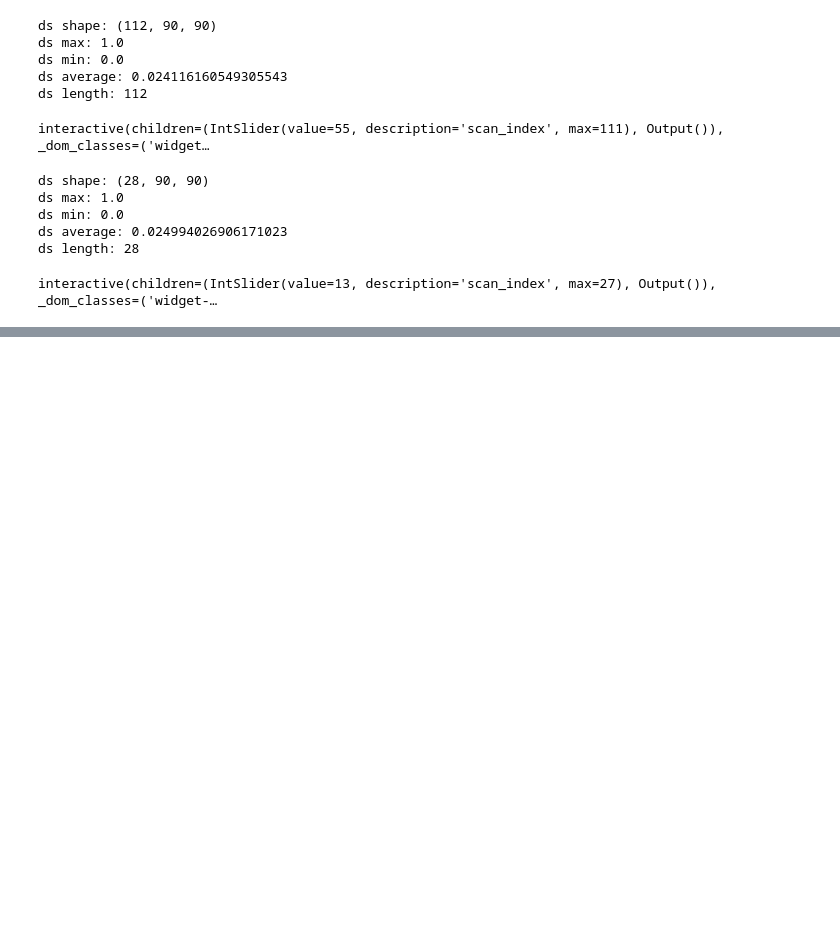
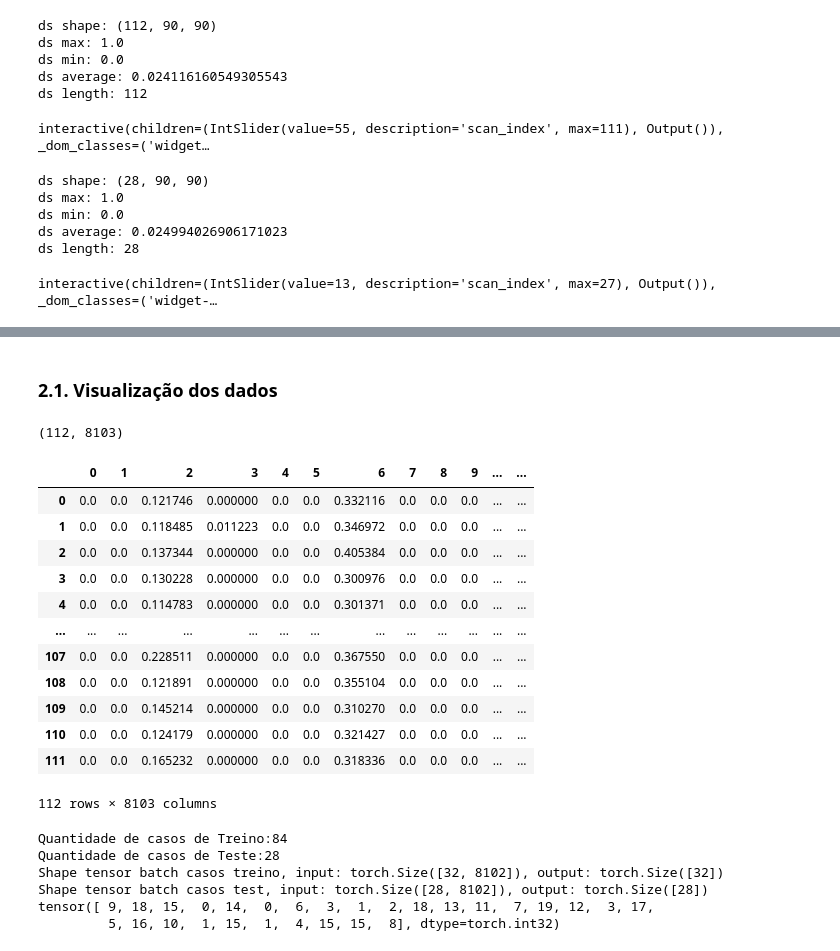
Before and after one commit to 154Nacho/DL, a Jupyter notebook: projeto.ipynb, the cells around one changed output, grey strips where cells are left out. Drawn from its saved outputs; the diff is of its cells as text; code cells hidden in the pictures; blank space fills up the shorter version.

```diff
--- a/projeto.ipynb
+++ b/projeto.ipynb
@@ -97,0 +257,42 @@ Shape dos dados de treino depois da transformação:  (112, 8100)
+# %% [markdown]
+### 2.1. Visualização dos dados
+# %%
+from IPython.display import display
+
+def visualize_data(final_train_data):
+    df = pd.DataFrame(final_train_data)
+    print(df.shape)
+    display(df)
+
+def visualize_dataset(train_dl, test_dl):
+    print(f"Quantidade de casos de Treino:{len(train_dl.dataset)}")
+    print(f"Quantidade de casos de Teste:{len(test_dl.dataset)}")
+    x, y = next(iter(train_dl))
+    print(f"Shape tensor batch casos treino, input: {x.shape}, output: {y.shape}")
+    x, y = next(iter(test_dl))
+    print(f"Shape tensor batch casos test, input: {x.shape}, output: {y.shape}")
+    print(y)
+
+visualize_data(final_train_data)
+visualize_dataset(train_dl, test_dl)
+# %% [output]
+(112, 8103)
+|  | 0 | 1 | 2 | 3 | 4 | 5 | 6 | 7 | 8 | 9 | ... | ... |
+| 0 | 0.0 | 0.0 | 0.121746 | 0.000000 | 0.0 | 0.0 | 0.332116 | 0.0 | 0.0 | 0.0 | ... | ... |
+| 1 | 0.0 | 0.0 | 0.118485 | 0.011223 | 0.0 | 0.0 | 0.346972 | 0.0 | 0.0 | 0.0 | ... | ... |
+| 2 | 0.0 | 0.0 | 0.137344 | 0.000000 | 0.0 | 0.0 | 0.405384 | 0.0 | 0.0 | 0.0 | ... | ... |
+| 3 | 0.0 | 0.0 | 0.130228 | 0.000000 | 0.0 | 0.0 | 0.300976 | 0.0 | 0.0 | 0.0 | ... | ... |
+| 4 | 0.0 | 0.0 | 0.114783 | 0.000000 | 0.0 | 0.0 | 0.301371 | 0.0 | 0.0 | 0.0 | ... | ... |
+| ... | ... | ... | ... | ... | ... | ... | ... | ... | ... | ... | ... | ... |
+| 107 | 0.0 | 0.0 | 0.228511 | 0.000000 | 0.0 | 0.0 | 0.367550 | 0.0 | 0.0 | 0.0 | ... | ... |
+| 108 | 0.0 | 0.0 | 0.121891 | 0.000000 | 0.0 | 0.0 | 0.355104 | 0.0 | 0.0 | 0.0 | ... | ... |
+| 109 | 0.0 | 0.0 | 0.145214 | 0.000000 | 0.0 | 0.0 | 0.310270 | 0.0 | 0.0 | 0.0 | ... | ... |
+| 110 | 0.0 | 0.0 | 0.124179 | 0.000000 | 0.0 | 0.0 | 0.321427 | 0.0 | 0.0 | 0.0 | ... | ... |
+| 111 | 0.0 | 0.0 | 0.165232 | 0.000000 | 0.0 | 0.0 | 0.318336 | 0.0 | 0.0 | 0.0 | ... | ... |
+112 rows × 8103 columns
+Quantidade de casos de Treino:84
+Quantidade de casos de Teste:28
+Shape tensor batch casos treino, input: torch.Size([32, 8102]), output: torch.Size([32])
+Shape tensor batch casos test, input: torch.Size([28, 8102]), output: torch.Size([28])
+tensor([ 9, 18, 15,  0, 14,  0,  6,  3,  1,  2, 18, 13, 11,  7, 19, 12,  3, 17,
+         5, 16, 10,  1, 15,  1,  4, 15, 15,  8], dtype=torch.int32)
```
Also changed, not shown: parts of 23 cells of this notebook.
